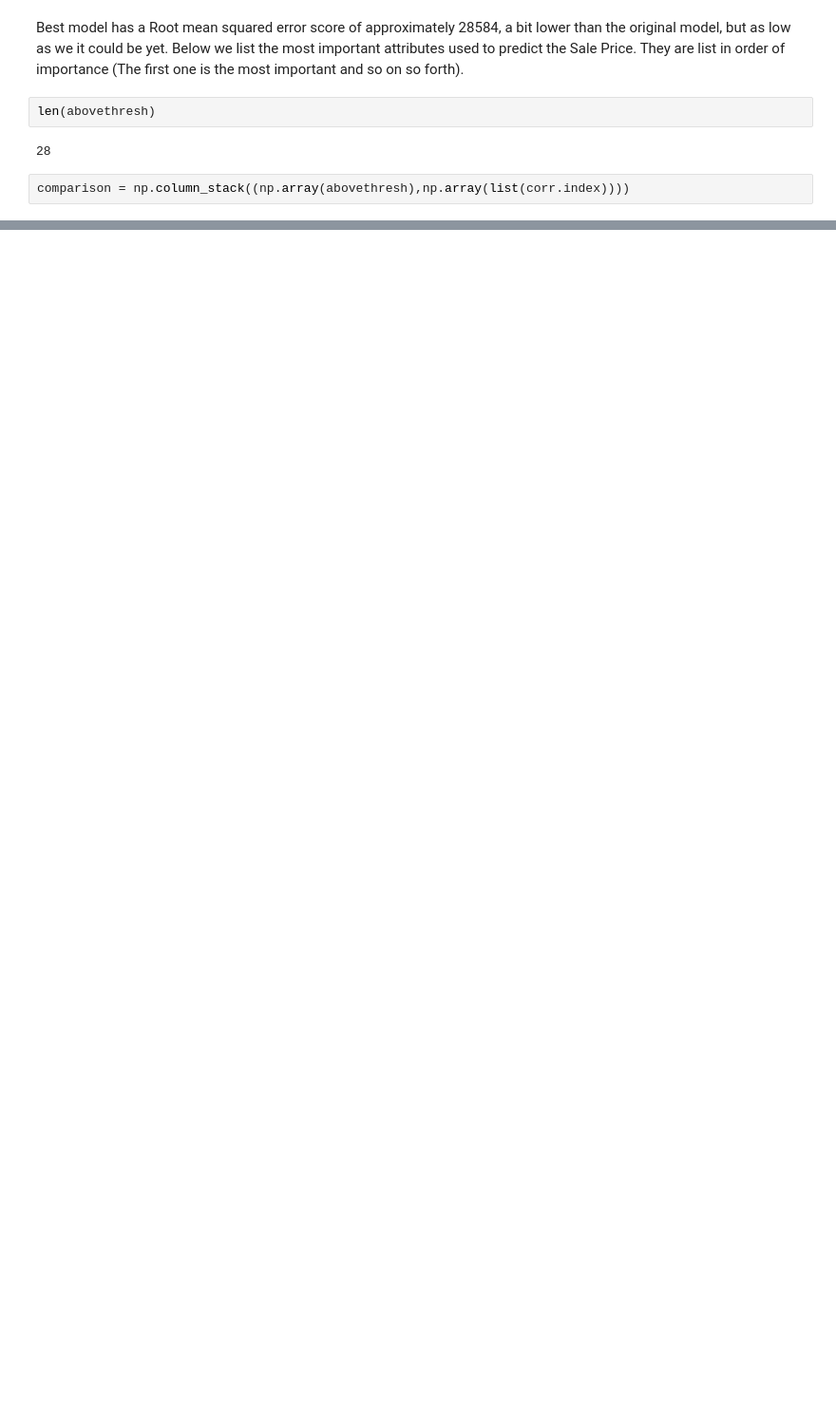
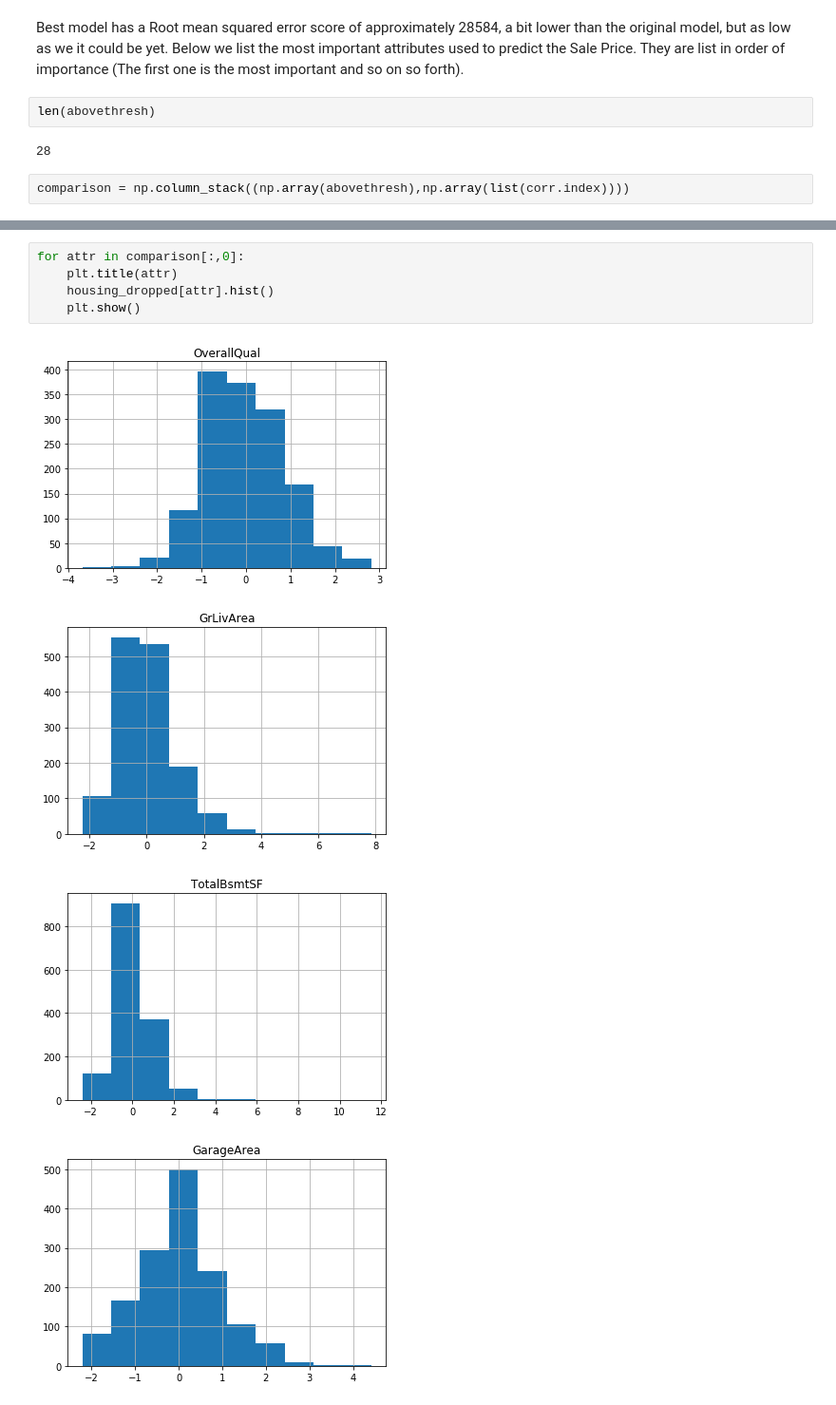
Before and after one commit to CaioMar/DataScience, a Jupyter notebook: 20180129 HousePrices/4 - Analises/Exploring dataset.ipynb, the cells around one changed output, grey strips where cells are left out. Shown at 95% size. Drawn from its saved outputs; the diff is of its cells as text; blank space fills up the shorter version.

```diff
--- a/20180129 HousePrices/4 - Analises/Exploring dataset.ipynb
+++ b/20180129 HousePrices/4 - Analises/Exploring dataset.ipynb
@@ -643,0 +660,10 @@ pd.DataFrame(comparison, columns=["Most important attributes according to RF mod
+# %%
+for attr in comparison[:,0]:
+    plt.title(attr)
+    housing_dropped[attr].hist()
+    plt.show()
+# %% [output]
+[figure, added]
+[figure, added]
+[figure, added]
+[figure, added]
```
Also changed, not shown: parts of 20 cells of this notebook.
